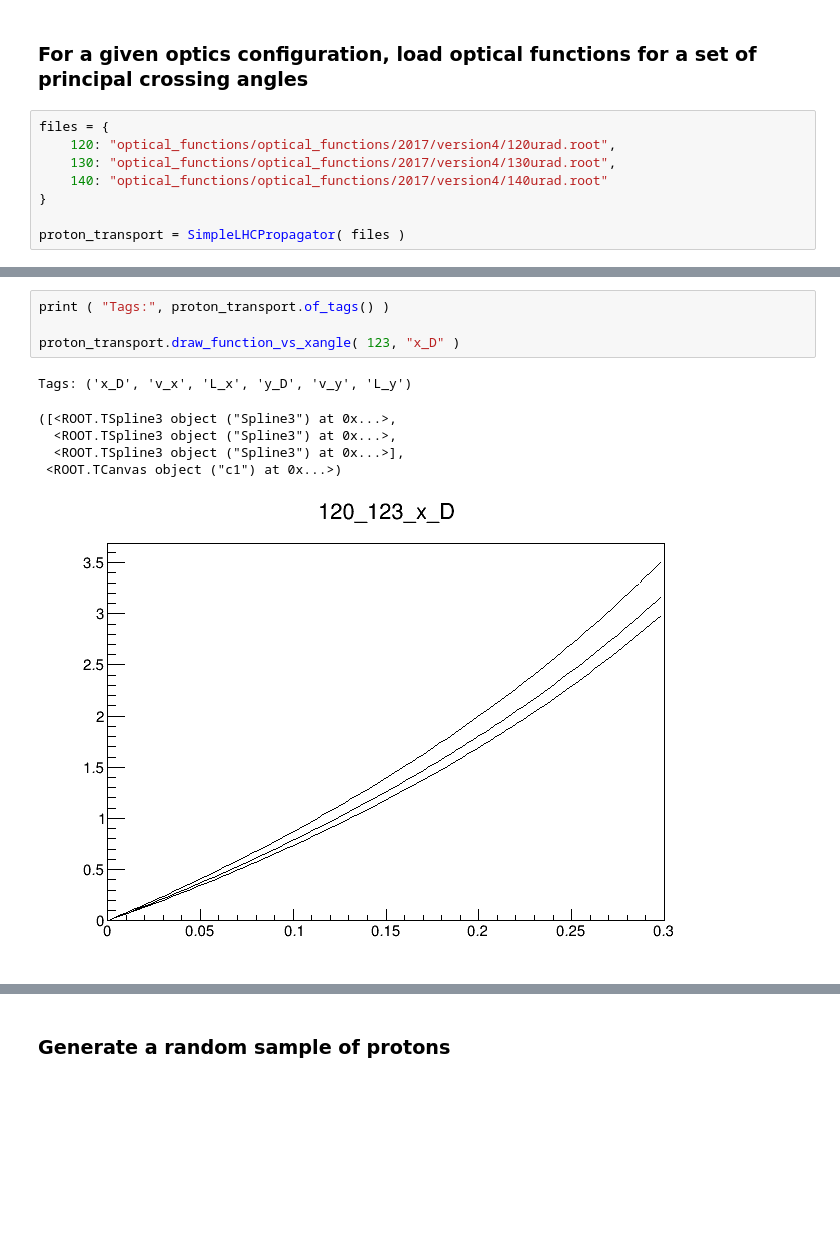
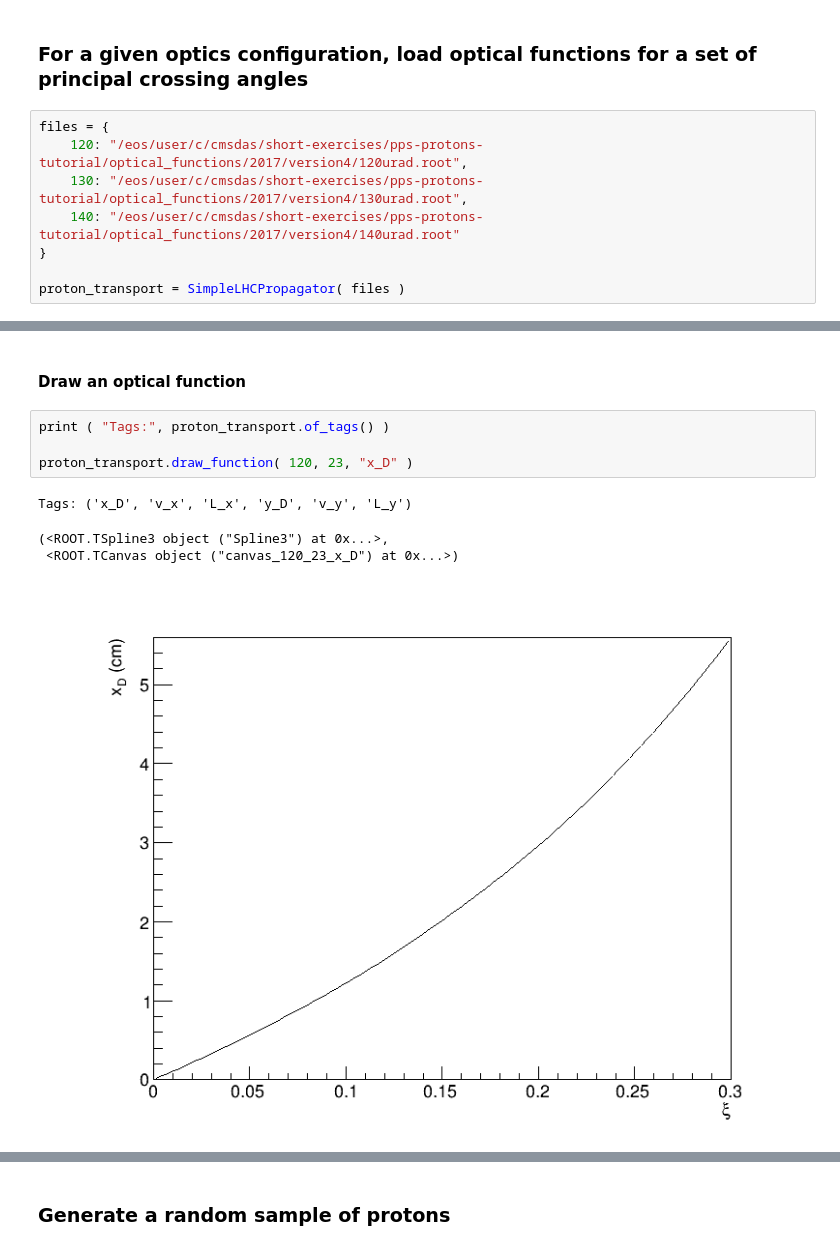
Before and after one commit to CMSDAS/pps-short-exercise, a Jupyter notebook: Optical-Functions.ipynb, the cells around one changed output, grey strips where cells are left out. Drawn from its saved outputs; the diff is of its cells as text; blank space fills up the shorter version.

Commit message:
Update: SimpleLHCPropagator; Optical functions and Dilepton notebooks.

```diff
--- a/Optical-Functions.ipynb
+++ b/Optical-Functions.ipynb
@@ -30,9 +30,9 @@ class SimpleLHCPropagator(builtins.object)
 ### For a given optics configuration, load optical functions for a set of principal crossing angles
 # %%
 files = {
-    120: "optical_functions/optical_functions/2017/version4/120urad.root",
-    130: "optical_functions/optical_functions/2017/version4/130urad.root",
-    140: "optical_functions/optical_functions/2017/version4/140urad.root"
+    120: "/eos/user/c/cmsdas/short-exercises/pps-protons-tutorial/optical_functions/2017/version4/120urad.root",
+    130: "/eos/user/c/cmsdas/short-exercises/pps-protons-tutorial/optical_functions/2017/version4/130urad.root",
+    140: "/eos/user/c/cmsdas/short-exercises/pps-protons-tutorial/optical_functions/2017/version4/140urad.root"
 }
 
 proton_transport = SimpleLHCPropagator( files )
@@ -74,11 +74,11 @@ Accessing XRPH_B6R5_B1/g_L_y_vs_xi
+# %% [markdown]
+#### Draw an optical function
 # %%
 print ( "Tags:", proton_transport.of_tags() )
 
-proton_transport.draw_function_vs_xangle( 123, "x_D" )
+proton_transport.draw_function( 120, 23, "x_D" )
 # %% [output]
 Tags: ('x_D', 'v_x', 'L_x', 'y_D', 'v_y', 'L_y')
-([<ROOT.TSpline3 object ("Spline3") at 0x...>,
-  <ROOT.TSpline3 object ("Spline3") at 0x...>,
-  <ROOT.TSpline3 object ("Spline3") at 0x...>],
- <ROOT.TCanvas object ("c1") at 0x...>)
+(<ROOT.TSpline3 object ("Spline3") at 0x...>,
+ <ROOT.TCanvas object ("canvas_120_23_x_D") at 0x...>)
-[figure, old version]
+[figure, new version]
```
Also changed, not shown: parts of 26 cells of this notebook, 2 other files.
